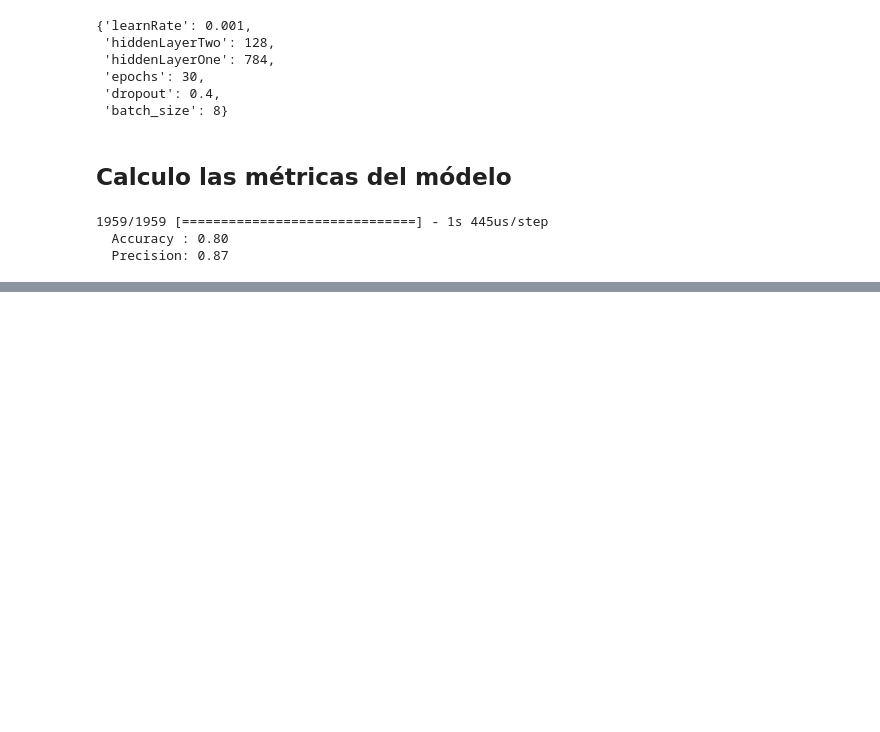
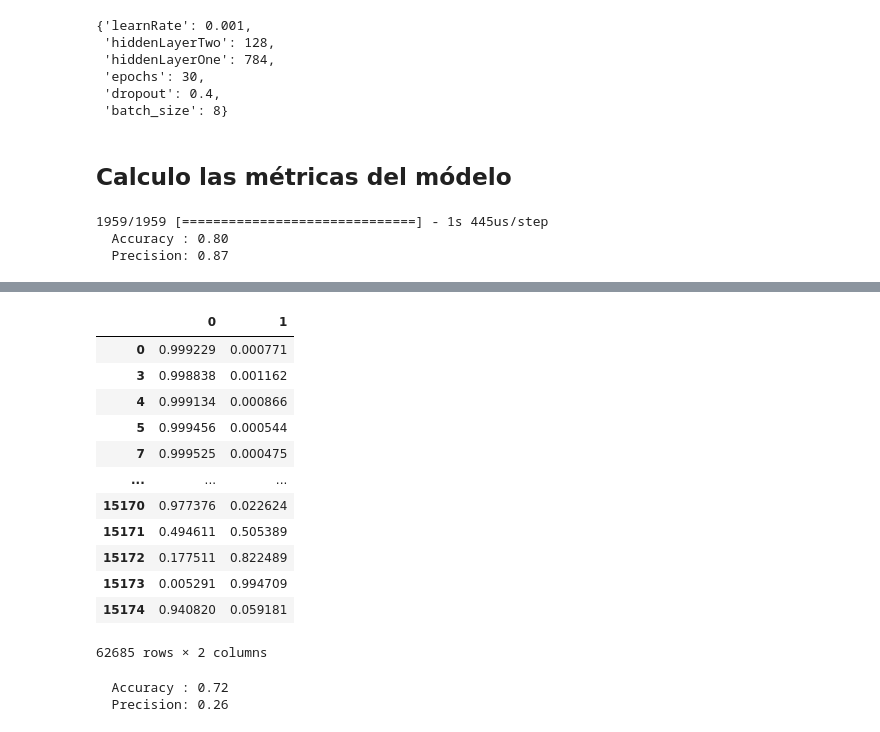
Before and after one commit to gabrielPeraltaM/datos-tp3, a Jupyter notebook: main_parquet.ipynb, the cells around one changed output, grey strips where cells are left out. Drawn from its saved outputs; the diff is of its cells as text; code cells hidden in the pictures; blank space fills up the shorter version.

```diff
--- a/main_parquet.ipynb
+++ b/main_parquet.ipynb
@@ -1041,0 +1058,19 @@ print("  Precision: %.2f" % precision_score(y_test, y_pred) )
+# %%
+iteration_dataset = pd.DataFrame(x_test_normalized)
+final_result = pd.DataFrame()
+
+for _ in range(4):
+    actual_prediction = best_model.predict_proba(iteration_dataset)
+    actual_prediction = pd.DataFrame(actual_prediction)
+
+    next_dataset_index = actual_prediction[actual_prediction[0] < 0.99].index
+    indexes_to_save = actual_prediction[actual_prediction[0] >= 0.99].index
+
+    # Save data not passed to next step
+    final_result = pd.concat([final_result, actual_prediction.iloc[indexes_to_save]])
+
+    # Create new dataset for next step
+    iteration_dataset = iteration_dataset.iloc[next_dataset_index]
+
+
+final_result = pd.concat([final_result, actual_prediction.iloc[next_dataset_index]])
@@ -1041,0 +1082,33 @@ print("  Precision: %.2f" % precision_score(y_test, y_pred) )
+# %%
+final_result
+# %% [output]
+|  | 0 | 1 |
+| 0 | 0.999229 | 0.000771 |
+| 3 | 0.998838 | 0.001162 |
+| 4 | 0.999134 | 0.000866 |
+| 5 | 0.999456 | 0.000544 |
+| 7 | 0.999525 | 0.000475 |
+| ... | ... | ... |
+| 15170 | 0.977376 | 0.022624 |
+| 15171 | 0.494611 | 0.505389 |
+| 15172 | 0.177511 | 0.822489 |
+| 15173 | 0.005291 | 0.994709 |
+| 15174 | 0.940820 | 0.059181 |
+62685 rows × 2 columns
+# %%
+y_predict = []
+final_result.sort_index()
+
+for _, row in final_result.iterrows():
+    if row[0] > row[1]:
+        y_predict.append(0)
+    else:
+        y_predict.append(1)
+
+y_predict = np.array(y_predict)
+
+print("  Accuracy : %.2f" % accuracy_score(y_test, y_predict) )
+print("  Precision: %.2f" % precision_score(y_test, y_predict) )
+# %% [output]
+  Accuracy : 0.72
+  Precision: 0.26
```
Also changed, not shown: parts of 4 cells of this notebook.
